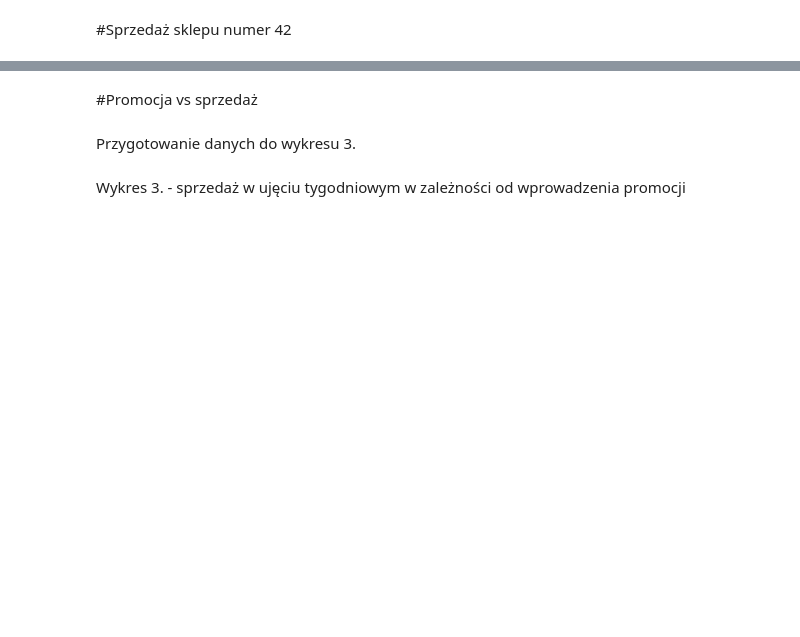
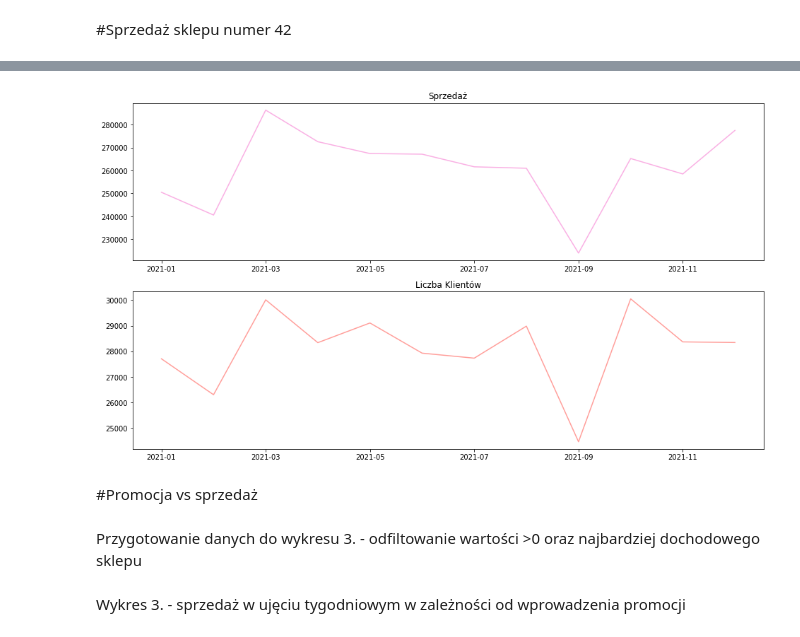
Before and after one commit to justynamatejkowska/wizualizacja_py, a Jupyter notebook: Wizualizacja_py_Matejkowska_Lewandowska.ipynb, the cells around one changed output, grey strips where cells are left out. Drawn from its saved outputs; the diff is of its cells as text; code cells hidden in the pictures; blank space fills up the shorter version.

```diff
--- a/Wizualizacja_py_Matejkowska_Lewandowska.ipynb
+++ b/Wizualizacja_py_Matejkowska_Lewandowska.ipynb
@@ -121,7 +197,24 @@ wykres_liniowy(df2, COLOR_4, 'Sprzedaż sklepu Douglas numer 42')
+# %%
+def plot_sales_and_customers(df):
+
+    fig, (ax1, ax2) = plt.subplots(2, 1)
+    df['sprzedaz'].plot(kind='line', ax=ax1, color = COLOR_6)
+    ax1.set_title('Sprzedaż')
+    ax1.set_xlabel('')
+
+    df['liczba_klientow'].plot(kind='line', ax=ax2, color = COLOR_3)
+    ax2.set_title('Liczba Klientów')
+    ax2.set_xlabel('')
+
+    plt.show()
+
+plot_sales_and_customers(sklep_42)
+# %% [output]
+[figure, added]
 # %% [markdown]
 #Promocja vs sprzedaż
 # %% [markdown]
-Przygotowanie danych do wykresu 3.
+Przygotowanie danych do wykresu 3. - odfiltowanie wartości >0 oraz najbardziej dochodowego sklepu
 # %%
 shops3 = shops[(shops.sklep_id == 42 ) & (shops.czy_otwarty == 'Tak') ]
 # %% [markdown]
```
Also changed, not shown: parts of 37 cells of this notebook.
